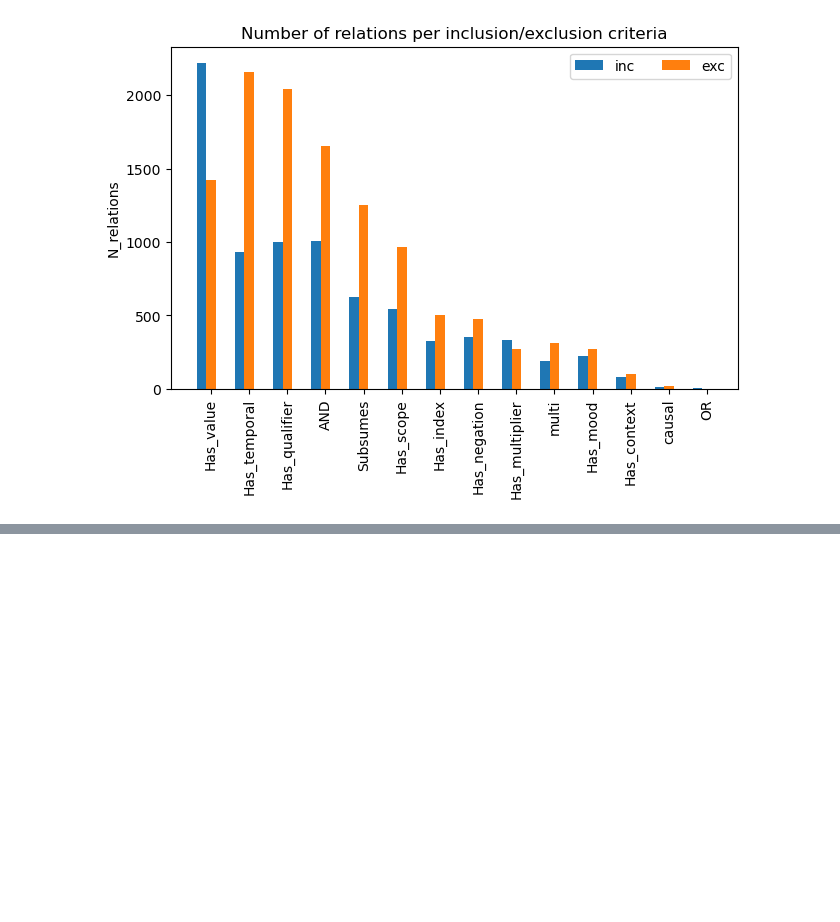
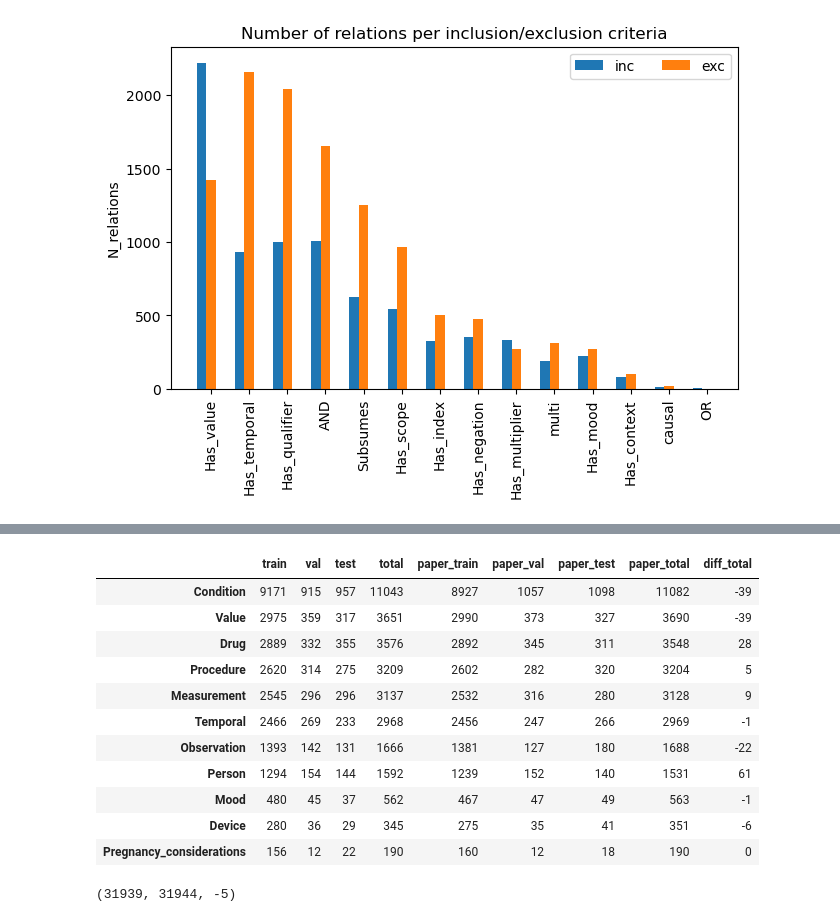
Before and after one commit to jlopetegui98/NER-ClinicalTrials-Eligibility-Criteria, a Jupyter notebook: DataAnalysis/data_processing.ipynb, the cells around one changed output, grey strips where cells are left out. Drawn from its saved outputs; the diff is of its cells as text; code cells hidden in the pictures; blank space fills up the shorter version.

Commit message:
feat: compparison from entities labeled in the paper

```diff
--- a/DataAnalysis/data_processing.ipynb
+++ b/DataAnalysis/data_processing.ipynb
@@ -280,0 +295,19 @@ plt.show()
+# %%
+# paths to BART chia data splited into train, val and test
+train_path = '../data/chia_bart/train/'
+val_path = '../data/chia_bart/val/'
+test_path = '../data/chia_bart/test/'
+
+# paths to BIO chia data splited into train, val and test
+train_path_bio = '../data/chia_bio/train/'
+val_path_bio = '../data/chia_bio/val/'
+test_path_bio = '../data/chia_bio/test/'
+# %%
+# split the data into train, val and test
+import json
+from sklearn.model_selection import train_test_split
+train_trials, val_trials = train_test_split(list(individual_trials), test_size=0.2, random_state=13, shuffle=True)
+val_trials, test_trials = train_test_split(val_trials, test_size=0.5, random_state=13, shuffle=True)
+print(len(train_trials), len(val_trials), len(test_trials)) # 800, 100, 100
+chia_datasets = {"train":train_trials, "val":val_trials, "test":test_trials}
+json.dump(chia_datasets, open("../data/chia_datasets.json", "w+", encoding="utf-8"))
@@ -280,0 +411,9 @@ plt.show()
+# %%
+entities_df = pd.DataFrame(columns=['train', 'val', 'test'])
+entities_df['train'] = dict_entites_train.values()
+entities_df['val'] = dict_entities_val.values()
+entities_df['test'] = dict_entities_test.values()
+entities_df['total'] = entities_df['train'] + entities_df['val'] + entities_df['test']
+entities_df.index = dict_entites_train.keys()
+entities_df.sort_values(by=['train'], ascending=False, inplace=True)
+entities_df
@@ -280,0 +433,9 @@ plt.show()
+# %%
+entities_paper_df = pd.DataFrame(columns=['train', 'val', 'test'])
+entities_paper_df['train'] = [8927, 2990,2892,2602,2532,2456,1381,1239,467,275,160]
+entities_paper_df['val'] = [1057,373,345,282,316,247,127,152,47,35,12]
+entities_paper_df['test'] = [1098, 327, 311, 320, 280, 266, 180, 140, 49,41, 18]
+entities_paper_df['total'] = entities_paper_df['train'] + entities_paper_df['val'] + entities_paper_df['test']
+entities_paper_df.index = ['Condition', 'Value', 'Drug', 'Procedure', 'Measurement', 'Temporal', \
+    'Observation', 'Person', 'Mood', 'Device', 'Pregnancy_considerations']
+entities_paper_df
@@ -280,0 +455,25 @@ plt.show()
+# %%
+entities_df['paper_train'] = entities_paper_df['train']
+entities_df['paper_val'] = entities_paper_df['val']
+entities_df['paper_test'] = entities_paper_df['test']
+entities_df['paper_total'] = entities_paper_df['total']
+entities_df['diff_total'] = entities_df['total'] - entities_df['paper_total']
+entities_df
+# %% [output]
+|  | train | val | test | total | paper_train | paper_val | paper_test | paper_total | diff_total |
+| Condition | 9171 | 915 | 957 | 11043 | 8927 | 1057 | 1098 | 11082 | -39 |
+| Value | 2975 | 359 | 317 | 3651 | 2990 | 373 | 327 | 3690 | -39 |
+| Drug | 2889 | 332 | 355 | 3576 | 2892 | 345 | 311 | 3548 | 28 |
+| Procedure | 2620 | 314 | 275 | 3209 | 2602 | 282 | 320 | 3204 | 5 |
+| Measurement | 2545 | 296 | 296 | 3137 | 2532 | 316 | 280 | 3128 | 9 |
+| Temporal | 2466 | 269 | 233 | 2968 | 2456 | 247 | 266 | 2969 | -1 |
+| Observation | 1393 | 142 | 131 | 1666 | 1381 | 127 | 180 | 1688 | -22 |
+| Person | 1294 | 154 | 144 | 1592 | 1239 | 152 | 140 | 1531 | 61 |
+| Mood | 480 | 45 | 37 | 562 | 467 | 47 | 49 | 563 | -1 |
+| Device | 280 | 36 | 29 | 345 | 275 | 35 | 41 | 351 | -6 |
+| Pregnancy_considerations | 156 | 12 | 22 | 190 | 160 | 12 | 18 | 190 | 0 |
+# %%
+# compare total amount of entities
+sum(entities_df['total']), sum(entities_df['paper_total']), sum(entities_df['diff_total'])
+# %% [output]
+(31939, 31944, -5)
```
Also changed, not shown: parts of 7 cells of this notebook.
